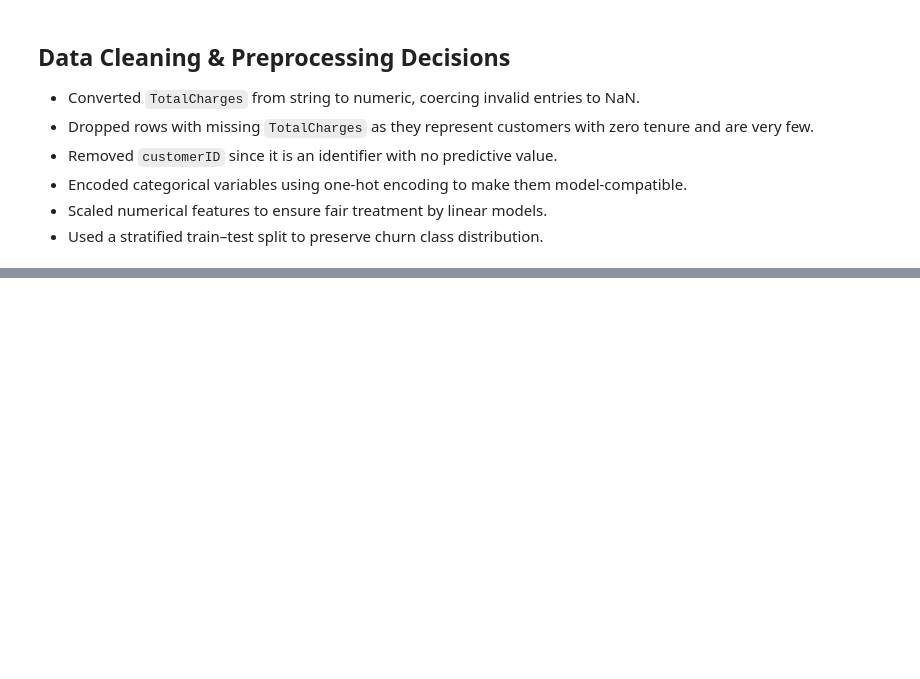
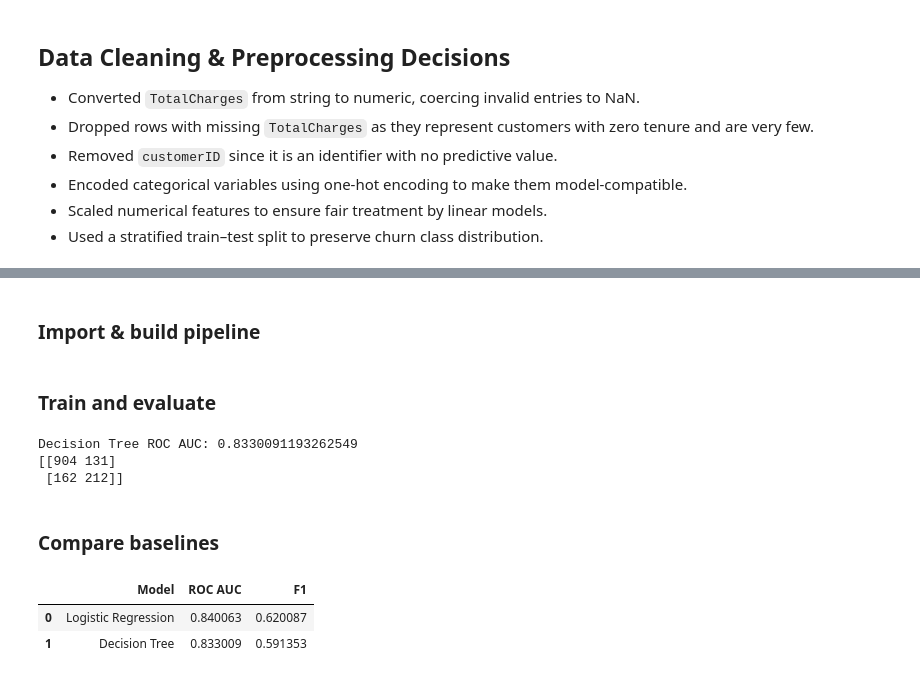
Before and after one commit to nilot-pal/churn-prediction, a Jupyter notebook: notebooks/01_eda.ipynb, the cells around one changed output, grey strips where cells are left out. Drawn from its saved outputs; the diff is of its cells as text; code cells hidden in the pictures; blank space fills up the shorter version.

Commit message:
Day 4: baseline models with logistic regression and decision tree

```diff
--- a/notebooks/01_eda.ipynb
+++ b/notebooks/01_eda.ipynb
@@ -364,0 +402,2 @@ np.int64(0)
+# %%
+log_reg.fit(X_train, y_train)
@@ -364,0 +560,49 @@ np.int64(0)
+# %% [markdown]
+### Import & build pipeline
+# %%
+from sklearn.tree import DecisionTreeClassifier
+
+dt = Pipeline(steps=[
+    ('preprocessor', preprocessor),
+    ('classifier', DecisionTreeClassifier(
+        max_depth=5,
+        min_samples_leaf=50,
+        random_state=42
+    ))
+])
+# %% [markdown]
+### Train and evaluate
+# %%
+dt.fit(X_train, y_train)
+
+y_pred_dt = dt.predict(X_test)
+y_prob_dt = dt.predict_proba(X_test)[:, 1]
+
+print("Decision Tree ROC AUC:", roc_auc_score(y_test, y_prob_dt))
+print(confusion_matrix(y_test, y_pred_dt))
+# %% [output]
+Decision Tree ROC AUC: 0.8330091193262549
+[[904 131]
+ [162 212]]
+# %% [markdown]
+### Compare baselines
+# %%
+import pandas as pd
+
+results = pd.DataFrame({
+    'Model': ['Logistic Regression', 'Decision Tree'],
+    'ROC AUC': [
+        roc_auc_score(y_test, y_prob),
+        roc_auc_score(y_test, y_prob_dt)
+    ],
+    'F1': [
+        f1_score(y_test, y_pred),
+        f1_score(y_test, y_pred_dt)
+    ]
+})
+
+results
+# %% [output]
+|  | Model | ROC AUC | F1 |
+| 0 | Logistic Regression | 0.840063 | 0.620087 |
+| 1 | Decision Tree | 0.833009 | 0.591353 |
```
Also changed, not shown: parts of 20 cells of this notebook.
